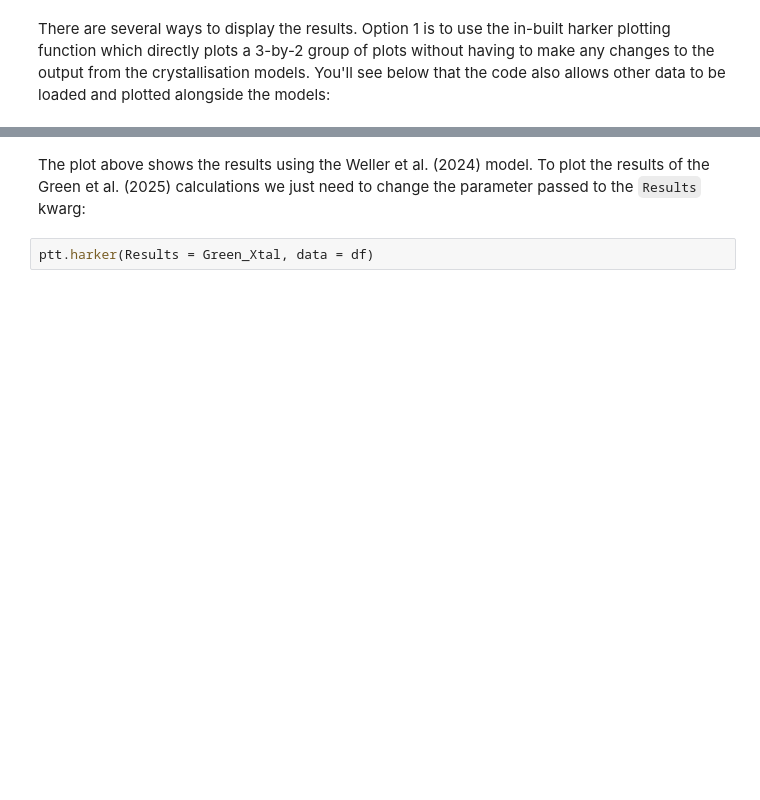
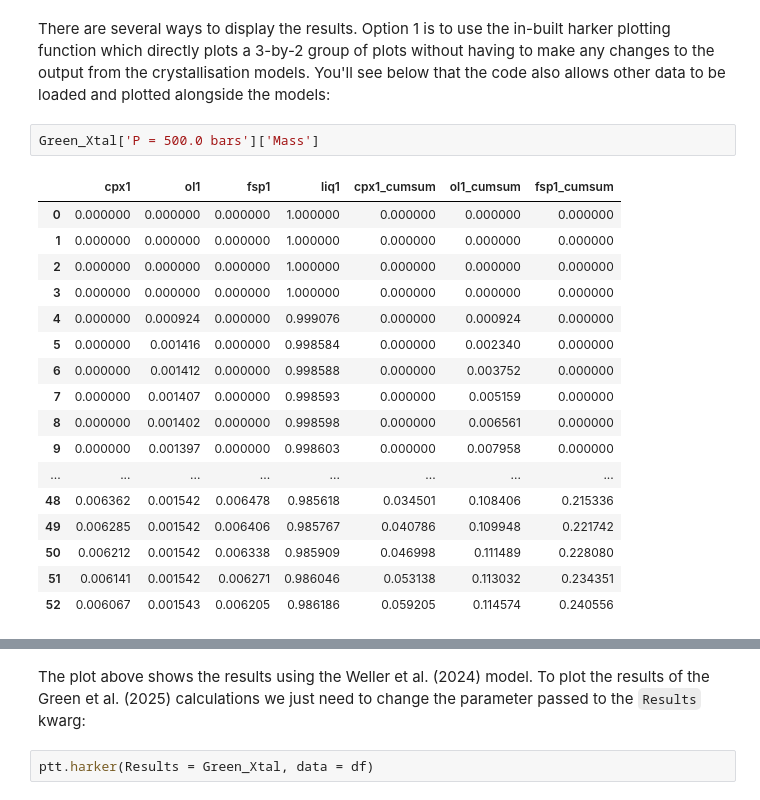
Before and after one commit to gleesonm1/PetThermoTools, a Jupyter notebook: docs/Examples/CrystallisationTests/BasalticCrystallisation_Holland.ipynb, the cells around one changed output, grey strips where cells are left out. Saved outputs shown, nothing was run; the diff lists cells and outputs as text; blank space fills up the shorter version.

```diff
--- a/docs/Examples/CrystallisationTests/BasalticCrystallisation_Holland.ipynb
+++ b/docs/Examples/CrystallisationTests/BasalticCrystallisation_Holland.ipynb
@@ -123,5 +131,25 @@ Completed 100.0 %
 # %% [markdown]
 There are several ways to display the results. Option 1 is to use the in-built harker plotting function which directly plots a 3-by-2 group of plots without having to make any changes to the output from the crystallisation models. You'll see below that the code also allows other data to be loaded and plotted alongside the models:
+# %%
+Green_Xtal['P = 500.0 bars']['Mass']
+# %% [output]
+|  | cpx1 | ol1 | fsp1 | liq1 | cpx1_cumsum | ol1_cumsum | fsp1_cumsum |
+| 0 | 0.000000 | 0.000000 | 0.000000 | 1.000000 | 0.000000 | 0.000000 | 0.000000 |
+| 1 | 0.000000 | 0.000000 | 0.000000 | 1.000000 | 0.000000 | 0.000000 | 0.000000 |
+| 2 | 0.000000 | 0.000000 | 0.000000 | 1.000000 | 0.000000 | 0.000000 | 0.000000 |
+| 3 | 0.000000 | 0.000000 | 0.000000 | 1.000000 | 0.000000 | 0.000000 | 0.000000 |
+| 4 | 0.000000 | 0.000924 | 0.000000 | 0.999076 | 0.000000 | 0.000924 | 0.000000 |
+| 5 | 0.000000 | 0.001416 | 0.000000 | 0.998584 | 0.000000 | 0.002340 | 0.000000 |
+| 6 | 0.000000 | 0.001412 | 0.000000 | 0.998588 | 0.000000 | 0.003752 | 0.000000 |
+| 7 | 0.000000 | 0.001407 | 0.000000 | 0.998593 | 0.000000 | 0.005159 | 0.000000 |
+| 8 | 0.000000 | 0.001402 | 0.000000 | 0.998598 | 0.000000 | 0.006561 | 0.000000 |
+| 9 | 0.000000 | 0.001397 | 0.000000 | 0.998603 | 0.000000 | 0.007958 | 0.000000 |
+| ... | ... | ... | ... | ... | ... | ... | ... |
+| 48 | 0.006362 | 0.001542 | 0.006478 | 0.985618 | 0.034501 | 0.108406 | 0.215336 |
+| 49 | 0.006285 | 0.001542 | 0.006406 | 0.985767 | 0.040786 | 0.109948 | 0.221742 |
+| 50 | 0.006212 | 0.001542 | 0.006338 | 0.985909 | 0.046998 | 0.111489 | 0.228080 |
+| 51 | 0.006141 | 0.001542 | 0.006271 | 0.986046 | 0.053138 | 0.113032 | 0.234351 |
+| 52 | 0.006067 | 0.001543 | 0.006205 | 0.986186 | 0.059205 | 0.114574 | 0.240556 |
 # %%
 fig, axes = ptt.phase_plot(Results = Green_Xtal, x_axis = 'MgO_Liq', cmap = 'Reds')
 # %% [output]
```
Also changed, not shown: parts of 5 cells of this notebook, 17 other files.
